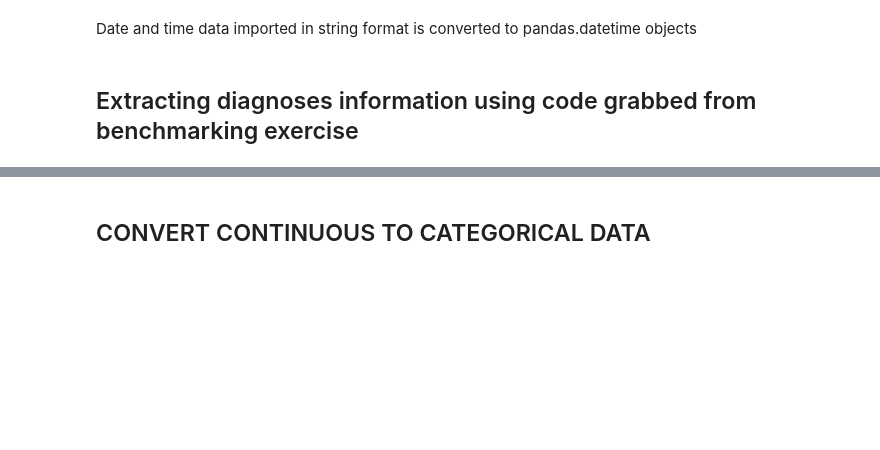
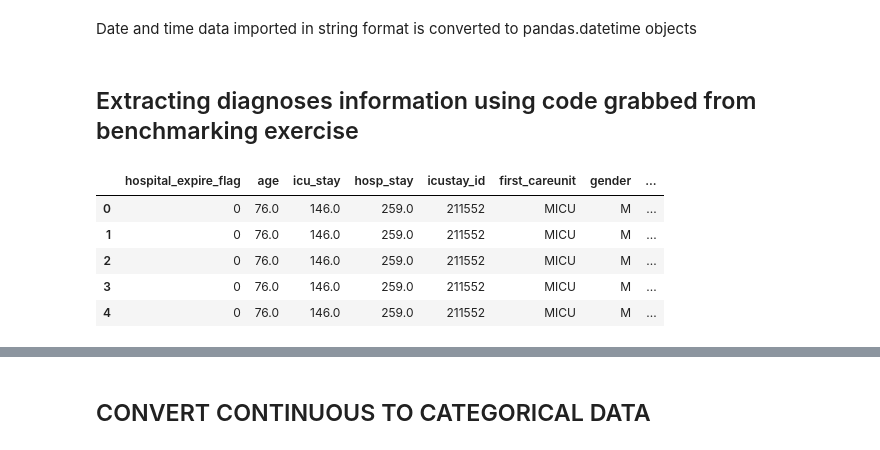
Before and after one commit to RJBeetel3/icu-data-exploration, a Jupyter notebook: icu_mortality_prediction/icu_mortality_prediction/notebooks/PATIENT_DEMOGRAPHICS_FIRST24.ipynb, the cells around one changed output, grey strips where cells are left out. Cells and saved outputs as stored; diff of their text form; code cells hidden in the pictures; blank space fills up the shorter version.

```diff
--- a/icu_mortality_prediction/icu_mortality_prediction/notebooks/PATIENT_DEMOGRAPHICS_FIRST24.ipynb
+++ b/icu_mortality_prediction/icu_mortality_prediction/notebooks/PATIENT_DEMOGRAPHICS_FIRST24.ipynb
@@ -373,4 +218,13 @@ Name: hosp_stay, dtype: float64
 Date and time data imported in string format is converted to pandas.datetime objects
 # %% [markdown]
 ## Extracting diagnoses information using code grabbed from benchmarking exercise
+# %%
+ptnt_demog_data2_df.head()
+# %% [output]
+|  | hospital_expire_flag | age | icu_stay | hosp_stay | icustay_id | first_careunit | gender | ... |
+| 0 | 0 | 76.0 | 146.0 | 259.0 | 211552 | MICU | M | ... |
+| 1 | 0 | 76.0 | 146.0 | 259.0 | 211552 | MICU | M | ... |
+| 2 | 0 | 76.0 | 146.0 | 259.0 | 211552 | MICU | M | ... |
+| 3 | 0 | 76.0 | 146.0 | 259.0 | 211552 | MICU | M | ... |
+| 4 | 0 | 76.0 | 146.0 | 259.0 | 211552 | MICU | M | ... |
 # %%
```
Also changed, not shown: parts of 36 cells of this notebook, 1 other file.
